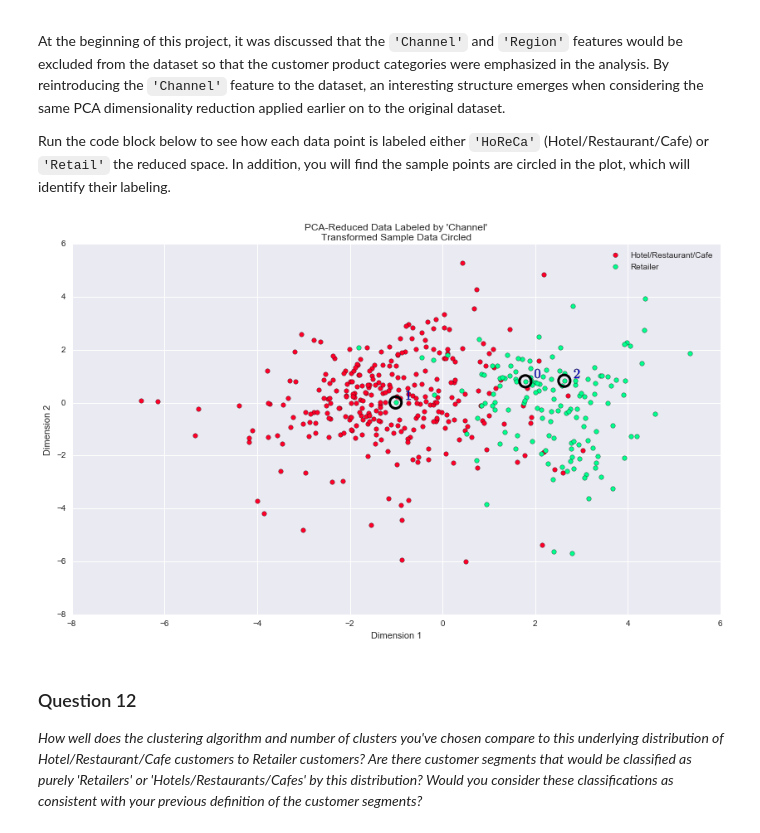
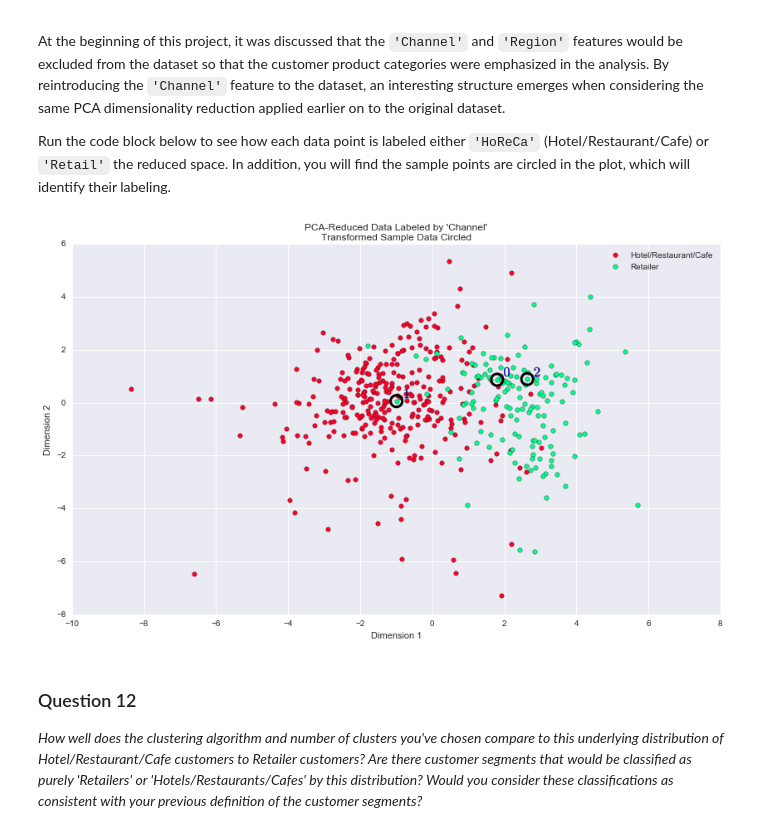
Before and after one commit to kcbighuge/p3-customer-segments, a Jupyter notebook: customer_segments_NEW.ipynb, the cells around one changed output. Cells and saved outputs as stored; diff of their text form; code cells hidden in the pictures.

```diff
--- a/customer_segments_NEW.ipynb
+++ b/customer_segments_NEW.ipynb
@@ -273,6 +273,9 @@ print "\nOutliers in more than 1 category:{}".format(outliers)
 
 # Remove the outliers, if any were specified
 good_data = log_data.drop(log_data.index[outliers]).reset_index(drop = True)
+
+# Don't remove outliers
+good_data = log_data
 # %% [output]
 Data points considered outliers for the feature 'Fresh':
 Data points considered outliers for the feature 'Milk':
@@ -589,10 +592,13 @@ At the beginning of this project, it was discussed that the `'Channel'` and `'Re
 
 Run the code block below to see how each data point is labeled either `'HoReCa'` (Hotel/Restaurant/Cafe) or `'Retail'` the reduced space. In addition, you will find the sample points are circled in the plot, which will identify their labeling.
 # %%
+# no outliers removed from data
+outliers = []
+
 # Display the clustering results based on 'Channel' data
 rs.channel_results(reduced_data, outliers, pca_samples)
 # %% [output]
-[figure, old version]
+[figure, new version]
 # %% [markdown]
 ### Question 12
 *How well does the clustering algorithm and number of clusters you've chosen compare to this underlying distribution of Hotel/Restaurant/Cafe customers to Retailer customers? Are there customer segments that would be classified as purely 'Retailers' or 'Hotels/Restaurants/Cafes' by this distribution? Would you consider these classifications as consistent with your previous definition of the customer segments?*
```
Also changed, not shown: parts of 14 cells of this notebook.
